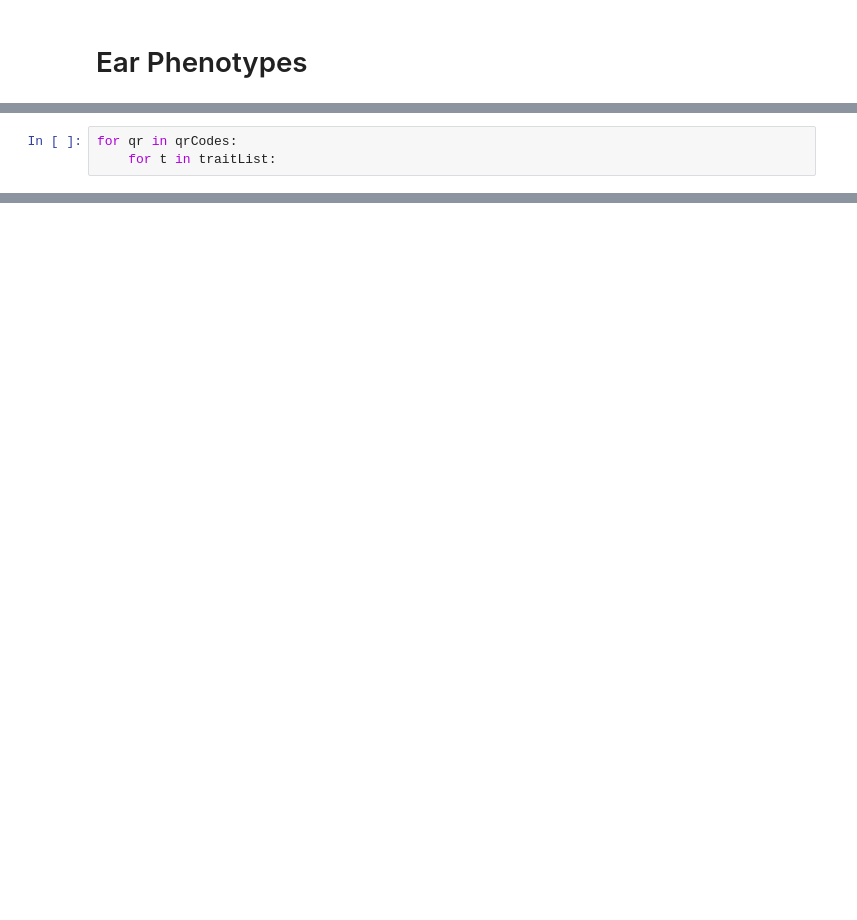
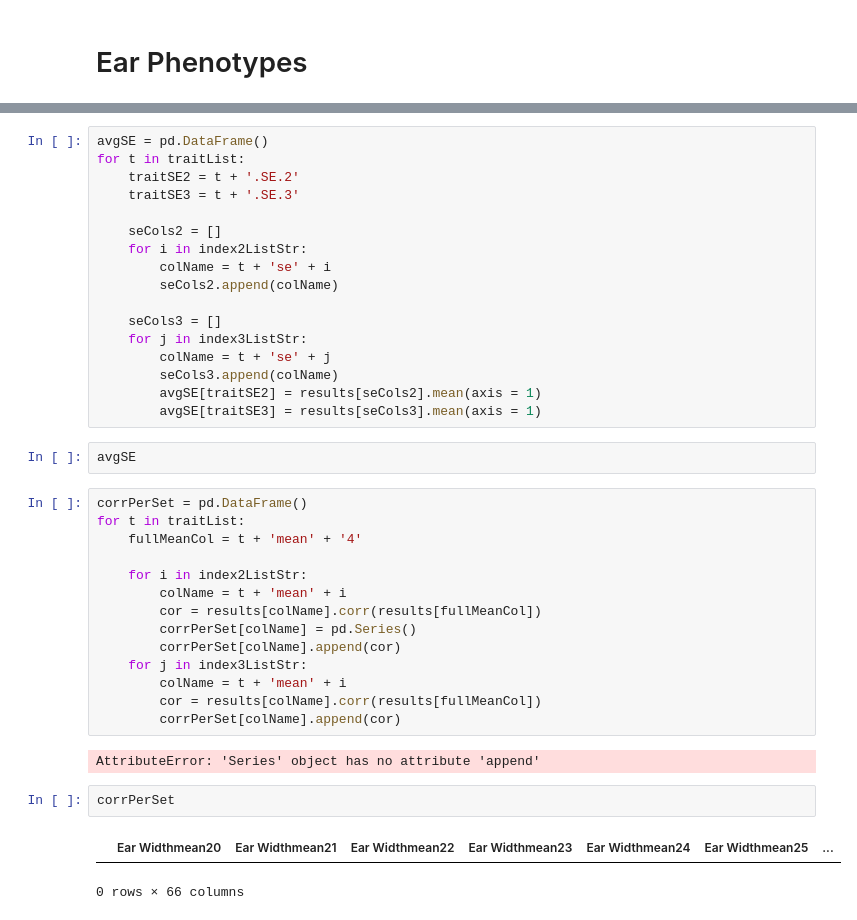
Before and after one commit to jdavis-132/hips, a Jupyter notebook: src/reqMeasurements.ipynb, the cells around one changed output, grey strips where cells are left out. Saved outputs shown, nothing was run; the diff lists cells and outputs as text; blank space fills up the shorter version.

```diff
--- a/src/reqMeasurements.ipynb
+++ b/src/reqMeasurements.ipynb
@@ -53,3 +89,0 @@ for i in range(len(fileList)):
-# %%
-for qr in qrCodes:
-    for t in traitList:
@@ -57,0 +123,40 @@ SyntaxError: incomplete input (4687646.py, line 3)
+# %%
+avgSE = pd.DataFrame()
+for t in traitList:
+    traitSE2 = t + '.SE.2'
+    traitSE3 = t + '.SE.3'
+
+    seCols2 = []
+    for i in index2ListStr:
+        colName = t + 'se' + i
+        seCols2.append(colName)
+
+    seCols3 = []
+    for j in index3ListStr:
+        colName = t + 'se' + j
+        seCols3.append(colName)
+        avgSE[traitSE2] = results[seCols2].mean(axis = 1)
+        avgSE[traitSE3] = results[seCols3].mean(axis = 1)
+# %%
+avgSE
+# %%
+corrPerSet = pd.DataFrame()
+for t in traitList:
+    fullMeanCol = t + 'mean' + '4'
+
+    for i in index2ListStr:
+        colName = t + 'mean' + i
+        cor = results[colName].corr(results[fullMeanCol])
+        corrPerSet[colName] = pd.Series()
+        corrPerSet[colName].append(cor)
+    for j in index3ListStr:
+        colName = t + 'mean' + i
+        cor = results[colName].corr(results[fullMeanCol])
+        corrPerSet[colName].append(cor)
+# %% [output]
+AttributeError: 'Series' object has no attribute 'append'
+# %%
+corrPerSet
+# %% [output]
+|  | Ear Widthmean20 | Ear Widthmean21 | Ear Widthmean22 | Ear Widthmean23 | Ear Widthmean24 | Ear Widthmean25 | ... |
+0 rows × 66 columns
```
Also changed, not shown: parts of 8 cells of this notebook, 1 other file.
